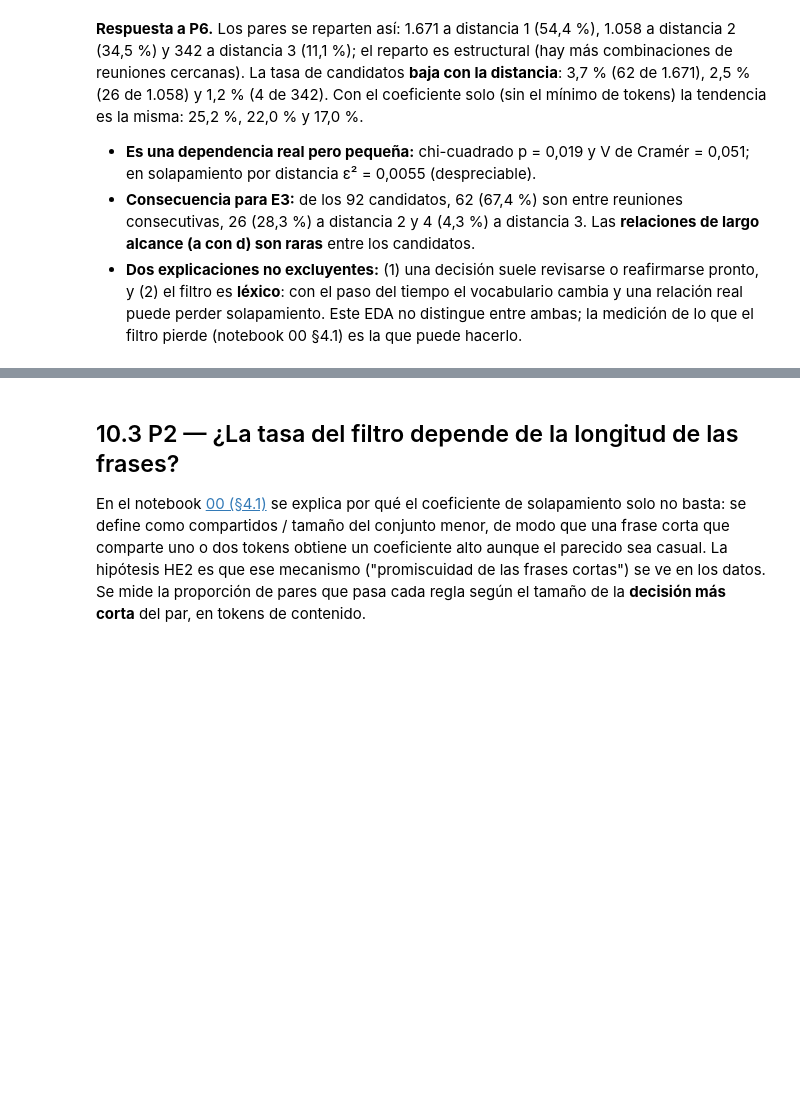
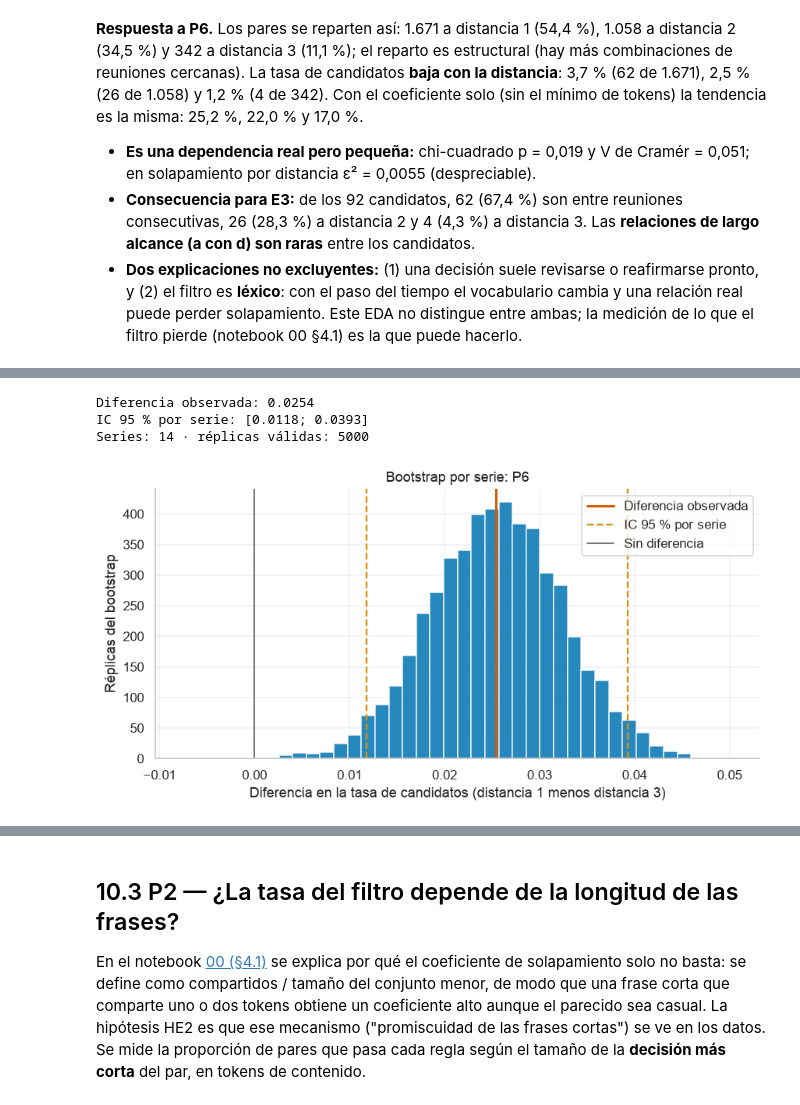
Before and after one commit to jasonssdev/mcd-afg, a Jupyter notebook: notebooks/03-jss-eda.ipynb, the cells around one changed output, grey strips where cells are left out. Saved outputs shown, nothing was run; the diff lists cells and outputs as text; code cells hidden in the pictures; blank space fills up the shorter version.

```diff
--- a/notebooks/03-jss-eda.ipynb
+++ b/notebooks/03-jss-eda.ipynb
@@ -61,6 +61,7 @@ from afg.shared.config import load_corpus_config
 from afg.shared.paths import AMI_DIR, PROJECT_ROOT, TRANSCRIPTS_DIR
 
 SEED = 0
+N_BOOT = 5_000
 np.random.seed(SEED)
 
 
@@ -2503,0 +2573,32 @@ Contingencia candidato por distancia:
+# %%
+def diferencia_tasa_candidatos(pares: pd.DataFrame) -> float:
+    """Candidate rate at distance 1 minus candidate rate at distance 3."""
+    cerca = pares.loc[pares["meeting_distance"] == 1, "is_candidate"].astype(float)
+    lejos = pares.loc[pares["meeting_distance"] == 3, "is_candidate"].astype(float)
+    return cerca.mean() - lejos.mean()
+
+
+p6_boot = eda.cluster_bootstrap(
+    PAIR, "series_id", diferencia_tasa_candidatos, n_boot=N_BOOT, random_state=SEED
+)
+print(f"Diferencia observada: {p6_boot['estimate']:.4f}")
+print(f"IC 95 % por serie: [{p6_boot['ci_low']:.4f}; {p6_boot['ci_high']:.4f}]")
+print(f"Series: {p6_boot['n_clusters']} · réplicas válidas: {p6_boot['n_boot_valid']}")
+
+fig, ax = plt.subplots(figsize=(8, 4.2))
+ax.hist(p6_boot["distribution"], bins=40, color=PAL[0], alpha=0.85)
+ax.axvline(p6_boot["estimate"], color=PAL[3], lw=2, label="Diferencia observada")
+ax.axvline(p6_boot["ci_low"], color=PAL[1], ls="--", lw=1.5, label="IC 95 % por serie")
+ax.axvline(p6_boot["ci_high"], color=PAL[1], ls="--", lw=1.5)
+ax.axvline(0, color="0.3", lw=1, label="Sin diferencia")
+ax.set_xlabel("Diferencia en la tasa de candidatos (distancia 1 menos distancia 3)")
+ax.set_ylabel("Réplicas del bootstrap")
+ax.set_title("Bootstrap por serie: P6")
+ax.legend()
+plt.tight_layout()
+plt.show()
+# %% [output]
+Diferencia observada: 0.0254
+IC 95 % por serie: [0.0118; 0.0393]
+Series: 14 · réplicas válidas: 5000
+[figure, added]
```
Also changed, not shown: parts of 28 cells of this notebook, 1 other file.
